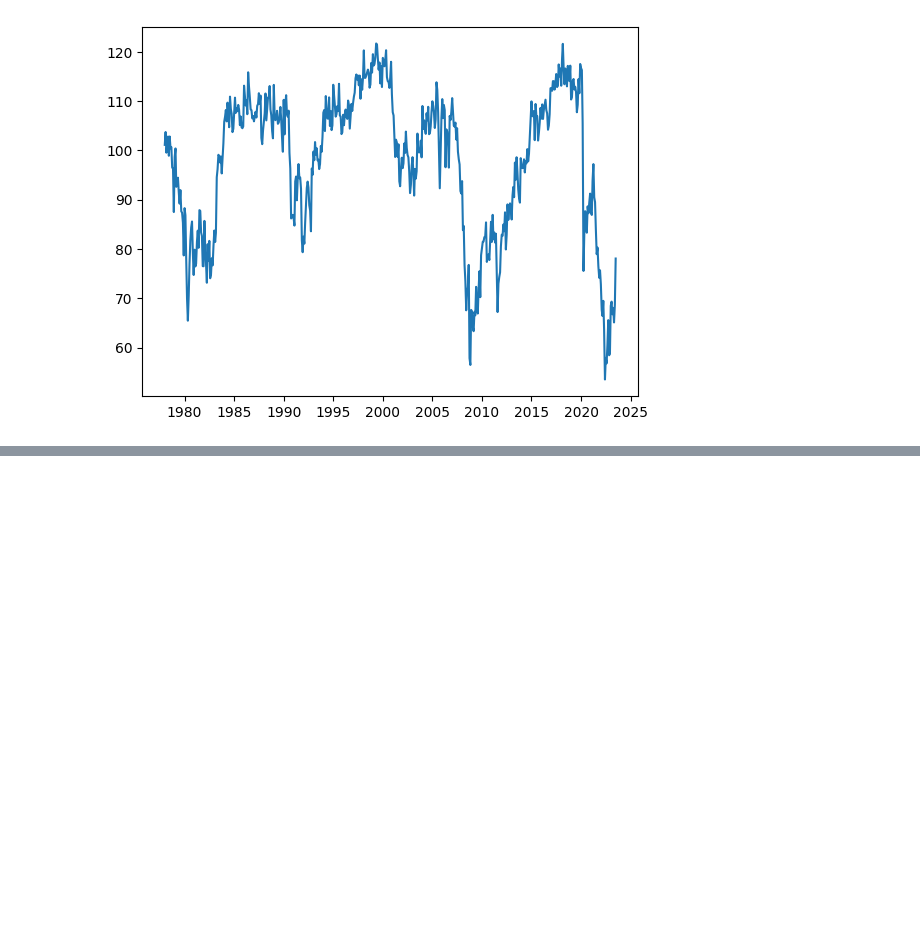
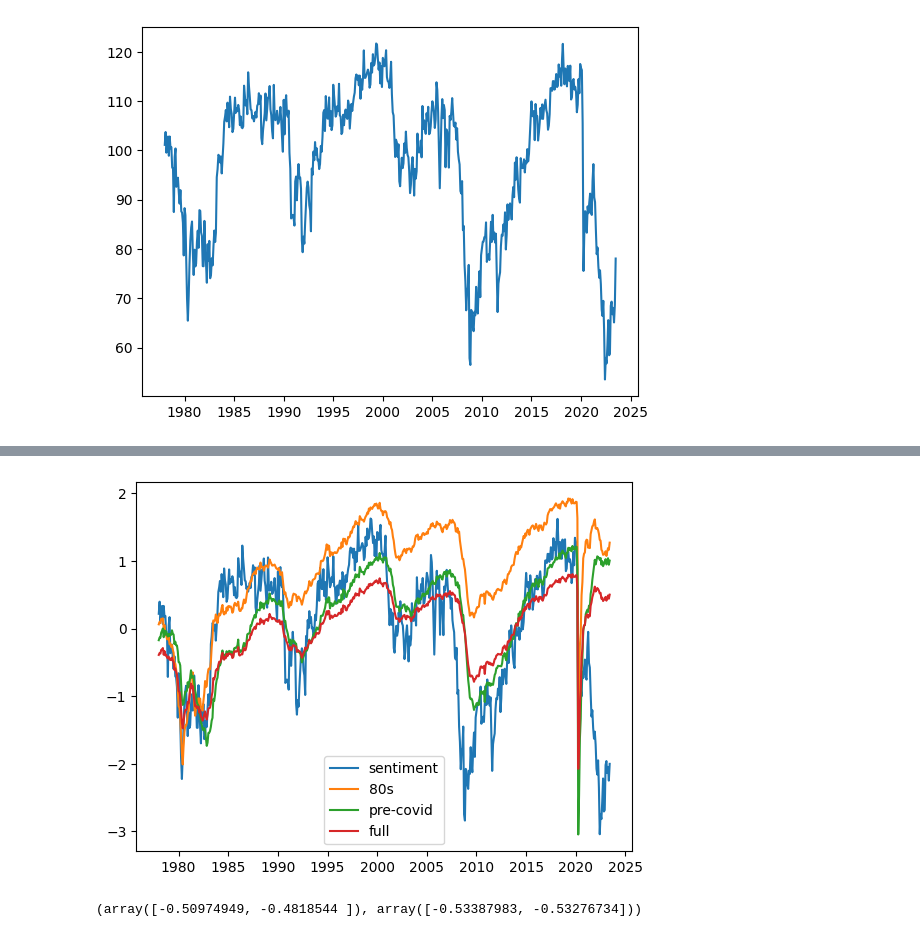
Before and after one commit to nwbvt/economic_perception, a Jupyter notebook: EconomySentiment.ipynb, the cells around one changed output, grey strips where cells are left out. Drawn from its saved outputs; the diff is of its cells as text; code cells hidden in the pictures; blank space fills up the shorter version.

Commit message:
Add models

```diff
--- a/EconomySentiment.ipynb
+++ b/EconomySentiment.ipynb
@@ -40,8 +41,6 @@ data = pd.DataFrame(data={"sentiment": sentiment_by_month,
                           "inflation": inflation.CORESTICKM159SFRBATL,
                           "unemployment": unemployment.UNRATE}).dropna()
 # %%
-plt.plot((data.sentiment - data.sentiment.mean())/data.sentiment.std())
-plt.plot((data.unemployment - data.unemployment.mean())/data.unemployment.std())
-plt.plot((data.inflation - data.inflation.mean())/data.inflation.std())
-plt.legend(['sentiment', 'unemployment', 'inflation'])
-plt.show()
+data['sentiment'] = (data.sentiment - data.sentiment.mean())/data.sentiment.std()
+data['unemployment'] = (data.unemployment - data.unemployment.mean())/data.unemployment.std()
+data['inflation'] = (data.inflation - data.inflation.mean())/data.inflation.std()
@@ -49,0 +55,16 @@ plt.show()
+# %%
+data_80s = data[data.index < '1990']
+data_precovid = data[data.index < '2020-02-01']
+# %%
+model_80s = LinearRegression().fit(data_80s[['inflation', 'unemployment']], data_80s.sentiment)
+model_precovid = LinearRegression().fit(data_precovid[['inflation', 'unemployment']], data_precovid.sentiment)
+model_full = LinearRegression().fit(data[['inflation', 'unemployment']], data.sentiment)
+# %%
+plt.plot(data.sentiment)
+plt.plot(data.index, model_80s.predict(data[['inflation', 'unemployment']]))
+plt.plot(data.index, model_precovid.predict(data[['inflation', 'unemployment']]))
+plt.plot(data.index, model_full.predict(data[['inflation', 'unemployment']]))
+plt.legend(['sentiment', '80s', 'pre-covid', 'full'])
+plt.show()
+# %% [output]
+[figure, added]
@@ -49,0 +75,4 @@ plt.show()
+# %%
+model_80s_r.coef_, model_80s.coef_
+# %% [output]
+(array([-0.50974949, -0.4818544 ]), array([-0.53387983, -0.53276734]))
```
Also changed, not shown: parts of 5 cells of this notebook.
